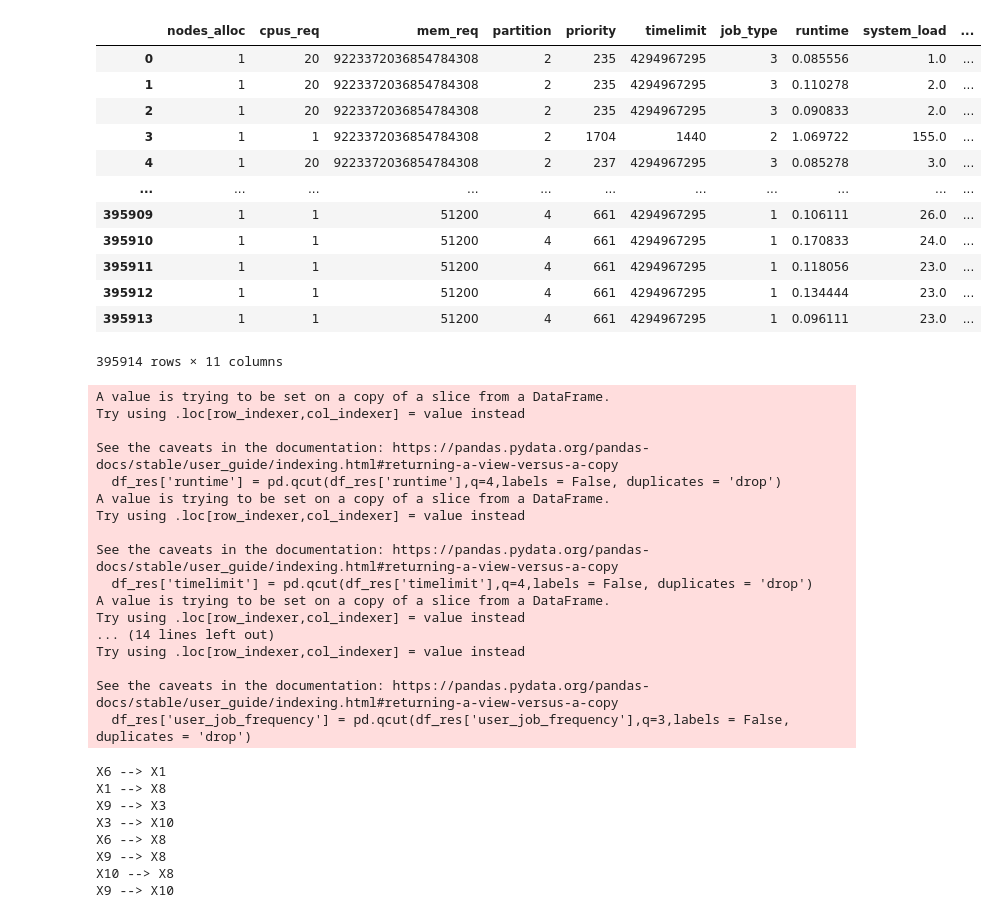
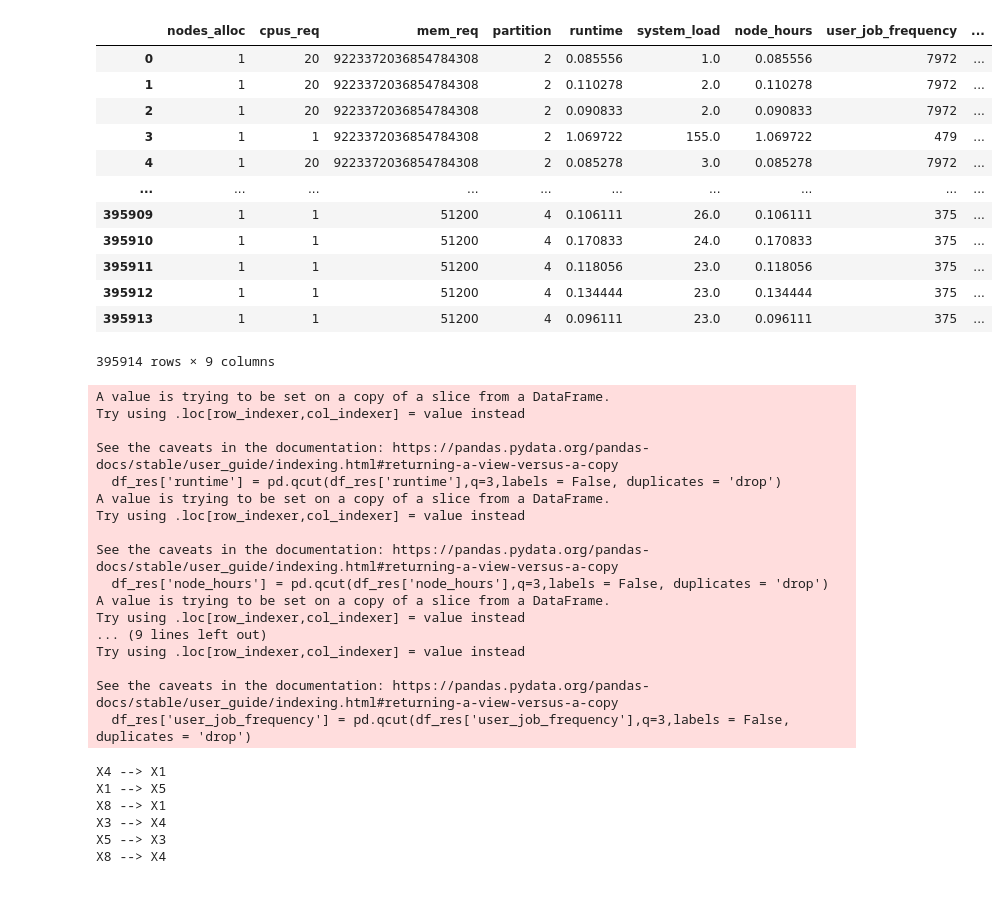
Before and after one commit to armaan10/CS520_Project, a Jupyter notebook: discover.ipynb, the cells around one changed output. Drawn from its saved outputs; the diff is of its cells as text; code cells hidden in the pictures.

Commit message:
strucuted file for experimentation need to finish subsample func

```diff
--- a/discover.ipynb
+++ b/discover.ipynb
@@ -67,25 +85,25 @@ See the caveats in the documentation: https://pandas.pydata.org/pandas-docs/stab
 # %%
-df_res
 # %% [output]
-|  | nodes_alloc | cpus_req | mem_req | partition | priority | timelimit | job_type | runtime | system_load | ... |
-| 0 | 1 | 20 | 9223372036854784308 | 2 | 235 | 4294967295 | 3 | 0.085556 | 1.0 | ... |
-| 1 | 1 | 20 | 9223372036854784308 | 2 | 235 | 4294967295 | 3 | 0.110278 | 2.0 | ... |
-| 2 | 1 | 20 | 9223372036854784308 | 2 | 235 | 4294967295 | 3 | 0.090833 | 2.0 | ... |
-| 3 | 1 | 1 | 9223372036854784308 | 2 | 1704 | 1440 | 2 | 1.069722 | 155.0 | ... |
-| 4 | 1 | 20 | 9223372036854784308 | 2 | 237 | 4294967295 | 3 | 0.085278 | 3.0 | ... |
-| ... | ... | ... | ... | ... | ... | ... | ... | ... | ... | ... |
-| 395909 | 1 | 1 | 51200 | 4 | 661 | 4294967295 | 1 | 0.106111 | 26.0 | ... |
-| 395910 | 1 | 1 | 51200 | 4 | 661 | 4294967295 | 1 | 0.170833 | 24.0 | ... |
-| 395911 | 1 | 1 | 51200 | 4 | 661 | 4294967295 | 1 | 0.118056 | 23.0 | ... |
-| 395912 | 1 | 1 | 51200 | 4 | 661 | 4294967295 | 1 | 0.134444 | 23.0 | ... |
-| 395913 | 1 | 1 | 51200 | 4 | 661 | 4294967295 | 1 | 0.096111 | 23.0 | ... |
+|  | nodes_alloc | cpus_req | mem_req | partition | runtime | system_load | node_hours | user_job_frequency | ... |
+| 0 | 1 | 20 | 9223372036854784308 | 2 | 0.085556 | 1.0 | 0.085556 | 7972 | ... |
+| 1 | 1 | 20 | 9223372036854784308 | 2 | 0.110278 | 2.0 | 0.110278 | 7972 | ... |
+| 2 | 1 | 20 | 9223372036854784308 | 2 | 0.090833 | 2.0 | 0.090833 | 7972 | ... |
+| 3 | 1 | 1 | 9223372036854784308 | 2 | 1.069722 | 155.0 | 1.069722 | 479 | ... |
+| 4 | 1 | 20 | 9223372036854784308 | 2 | 0.085278 | 3.0 | 0.085278 | 7972 | ... |
+| ... | ... | ... | ... | ... | ... | ... | ... | ... | ... |
+| 395909 | 1 | 1 | 51200 | 4 | 0.106111 | 26.0 | 0.106111 | 375 | ... |
+| 395910 | 1 | 1 | 51200 | 4 | 0.170833 | 24.0 | 0.170833 | 375 | ... |
+| 395911 | 1 | 1 | 51200 | 4 | 0.118056 | 23.0 | 0.118056 | 375 | ... |
+| 395912 | 1 | 1 | 51200 | 4 | 0.134444 | 23.0 | 0.134444 | 375 | ... |
+| 395913 | 1 | 1 | 51200 | 4 | 0.096111 | 23.0 | 0.096111 | 375 | ... |
-395914 rows × 11 columns
+395914 rows × 9 columns
 # %%
 #discretize cat vars
-df_res['runtime'] = pd.qcut(df_res['runtime'],q=4,labels = False, duplicates = 'drop')
-df_res['timelimit'] = pd.qcut(df_res['timelimit'],q=4,labels = False, duplicates = 'drop')
-df_res['node_hours'] = pd.qcut(df_res['node_hours'],q=4,labels = False, duplicates = 'drop')
-df_res['mem_req'] = pd.qcut(df_res['mem_req'],q=4,labels = False, duplicates = 'drop')
+#q value can be changed to fit data better, need to analyze this split a bit more
+df_res['runtime'] = pd.qcut(df_res['runtime'],q=3,labels = False, duplicates = 'drop')
+#df_res['timelimit'] = pd.qcut(df_res['timelimit'],q=4,labels = False, duplicates = 'drop')
+df_res['node_hours'] = pd.qcut(df_res['node_hours'],q=3,labels = False, duplicates = 'drop')
+df_res['mem_req'] = pd.qcut(df_res['mem_req'],q=3,labels = False, duplicates = 'drop')
 df_res['system_load'] = pd.qcut(df_res['system_load'],q=3,labels = False, duplicates = 'drop')
 df_res['user_job_frequency'] = pd.qcut(df_res['user_job_frequency'],q=3,labels = False, duplicates = 'drop')
 # %% [output]
@@ -93,15 +111,15 @@ A value is trying to be set on a copy of a slice from a DataFrame.
 Try using .loc[row_indexer,col_indexer] = value instead
 
 See the caveats in the documentation: https://pandas.pydata.org/pandas-docs/stable/user_guide/indexing.html#returning-a-view-versus-a-copy
-  df_res['runtime'] = pd.qcut(df_res['runtime'],q=4,labels = False, duplicates = 'drop')
+  df_res['runtime'] = pd.qcut(df_res['runtime'],q=3,labels = False, duplicates = 'drop')
 A value is trying to be set on a copy of a slice from a DataFrame.
 Try using .loc[row_indexer,col_indexer] = value instead
 
 See the caveats in the documentation: https://pandas.pydata.org/pandas-docs/stable/user_guide/indexing.html#returning-a-view-versus-a-copy
-  df_res['timelimit'] = pd.qcut(df_res['timelimit'],q=4,labels = False, duplicates = 'drop')
+  df_res['node_hours'] = pd.qcut(df_res['node_hours'],q=3,labels = False, duplicates = 'drop')
 A value is trying to be set on a copy of a slice from a DataFrame.
 Try using .loc[row_indexer,col_indexer] = value instead
-... (14 lines left out)
+... (9 lines left out)
 Try using .loc[row_indexer,col_indexer] = value instead
 
 See the caveats in the documentation: https://pandas.pydata.org/pandas-docs/stable/user_guide/indexing.html#returning-a-view-versus-a-copy
@@ -111,11 +151,12 @@ arr = df_res.to_numpy()
 # %%
-g, edges = fci(arr,chisq)
+#FCI TEst
+CI_test = gsq # or chitest choose one these work for discrete data
+a = 0.01 #strictness of ci tests basically, lower allows for more directions being revealed
+g, edges = fci(data_sub,CI_test, alpha=a)
 # %% [output]
-X6 --> X1
-X1 --> X8
-X9 --> X3
-X3 --> X10
-X6 --> X8
-X9 --> X8
-X10 --> X8
-X9 --> X10
+X4 --> X1
+X1 --> X5
+X8 --> X1
+X3 --> X4
+X5 --> X3
+X8 --> X4
```
Also changed, not shown: parts of 18 cells of this notebook.
